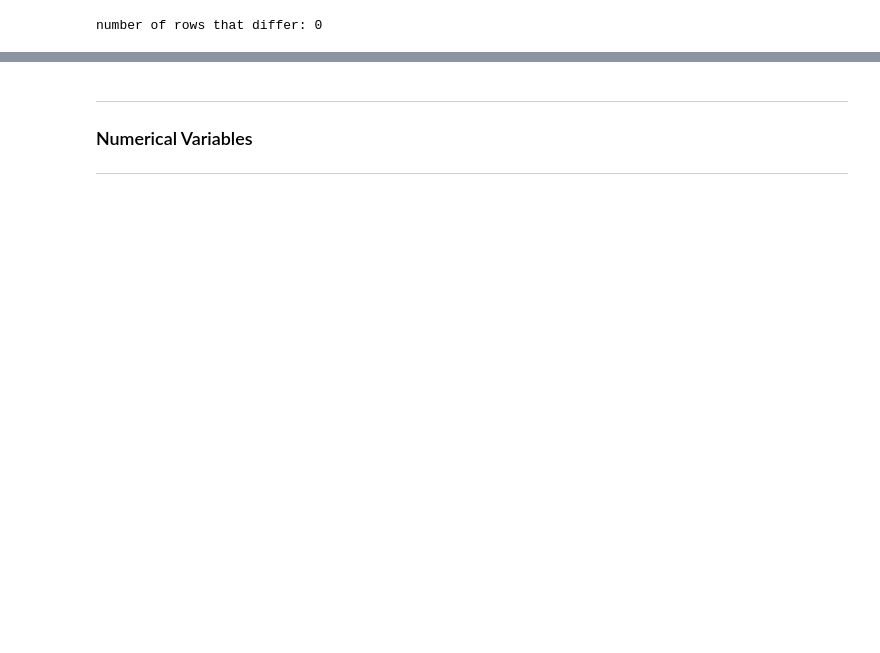
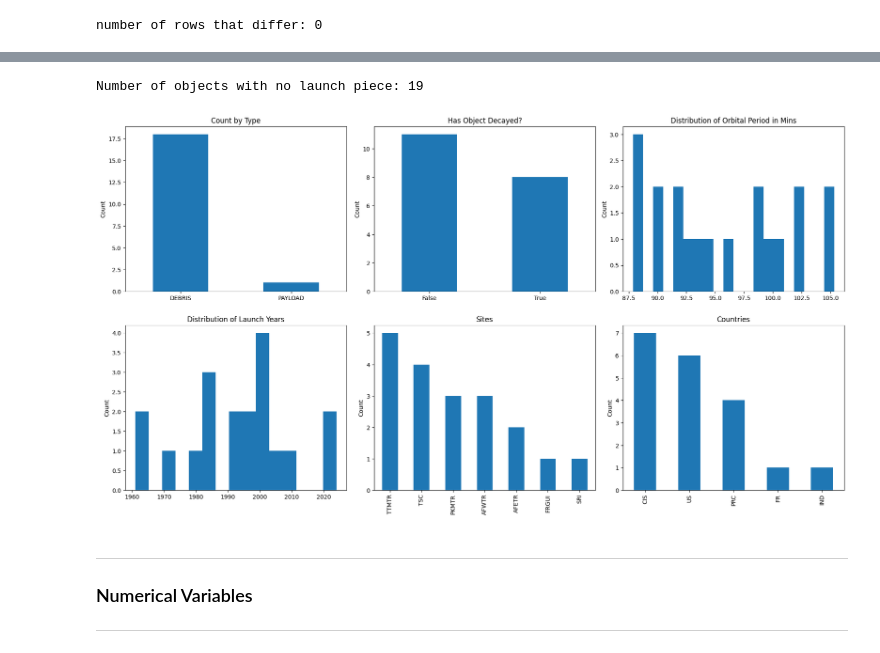
Before and after one commit to tedinspace/space-ml, a Jupyter notebook: src/eda/satcat.ipynb, the cells around one changed output, grey strips where cells are left out. Cells and saved outputs as stored; diff of their text form; code cells hidden in the pictures; blank space fills up the shorter version.

Commit message:
satcat analysis on objects missing launch piece

```diff
--- a/src/eda/satcat.ipynb
+++ b/src/eda/satcat.ipynb
@@ -215,3 +195,29 @@ null_lp
+# %%
+df_satcat['IS_DECAYED'] = df_satcat['DECAY'].isna()
+null_lp = df_satcat[df_satcat['LAUNCH_PIECE'].isna()]
+print("Number of objects with no launch piece:", len(null_lp))
+# %% [output]
+Number of objects with no launch piece: 19
+# %%
+fig, axes = plt.subplots(2, 3, figsize=(18, 10))
+
+null_lp['OBJECT_TYPE'].value_counts().plot.bar(ax=axes[0, 0], title='Count by Type')
+axes[0, 0].set_xticklabels(axes[0, 0].get_xticklabels(), rotation=0)
+
+null_lp['IS_DECAYED'].value_counts().plot.bar(ax=axes[0, 1], title='Has Object Decayed?')
+axes[0, 1].set_xticklabels(axes[0, 1].get_xticklabels(), rotation=0)
+
+null_lp['PERIOD'].plot.hist(bins=20, ax=axes[0, 2], title='Distribution of Orbital Period in Mins')
+null_lp['LAUNCH_YEAR'].plot.hist(bins=15, ax=axes[1, 0], title='Distribution of Launch Years')
+null_lp['SITE'].value_counts().plot.bar(ax=axes[1, 1], title='Sites')
+null_lp['COUNTRY'].value_counts().plot.bar(ax=axes[1, 2], title='Countries')
+
+plt.tight_layout()
+for ax in axes.flatten():
+    ax.set_xlabel('')
+    ax.set_ylabel('Count')
+# %% [output]
+[figure, added]
 # %% [markdown]
 ---
 ### Numerical Variables
```
Also changed, not shown: parts of 6 cells of this notebook, 1 other file.
